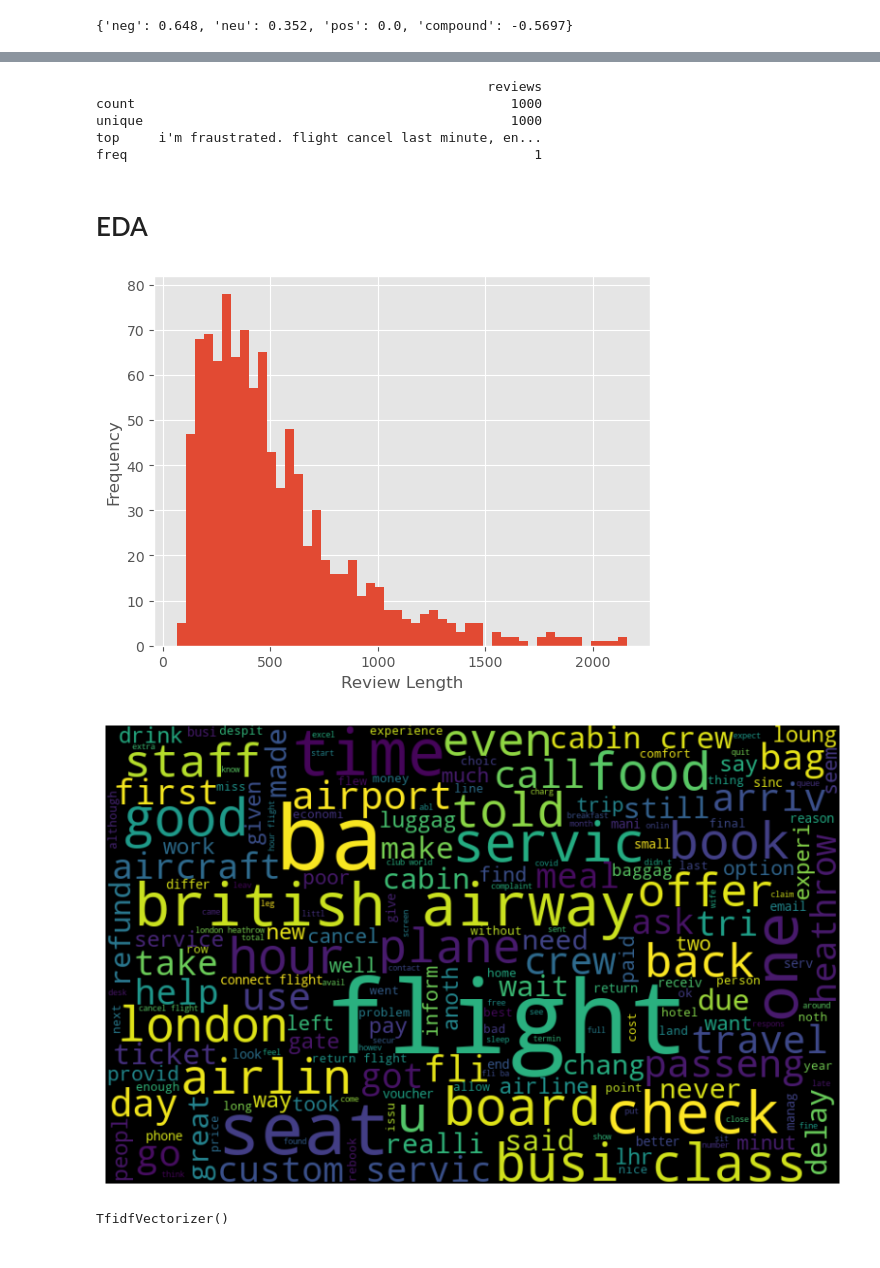
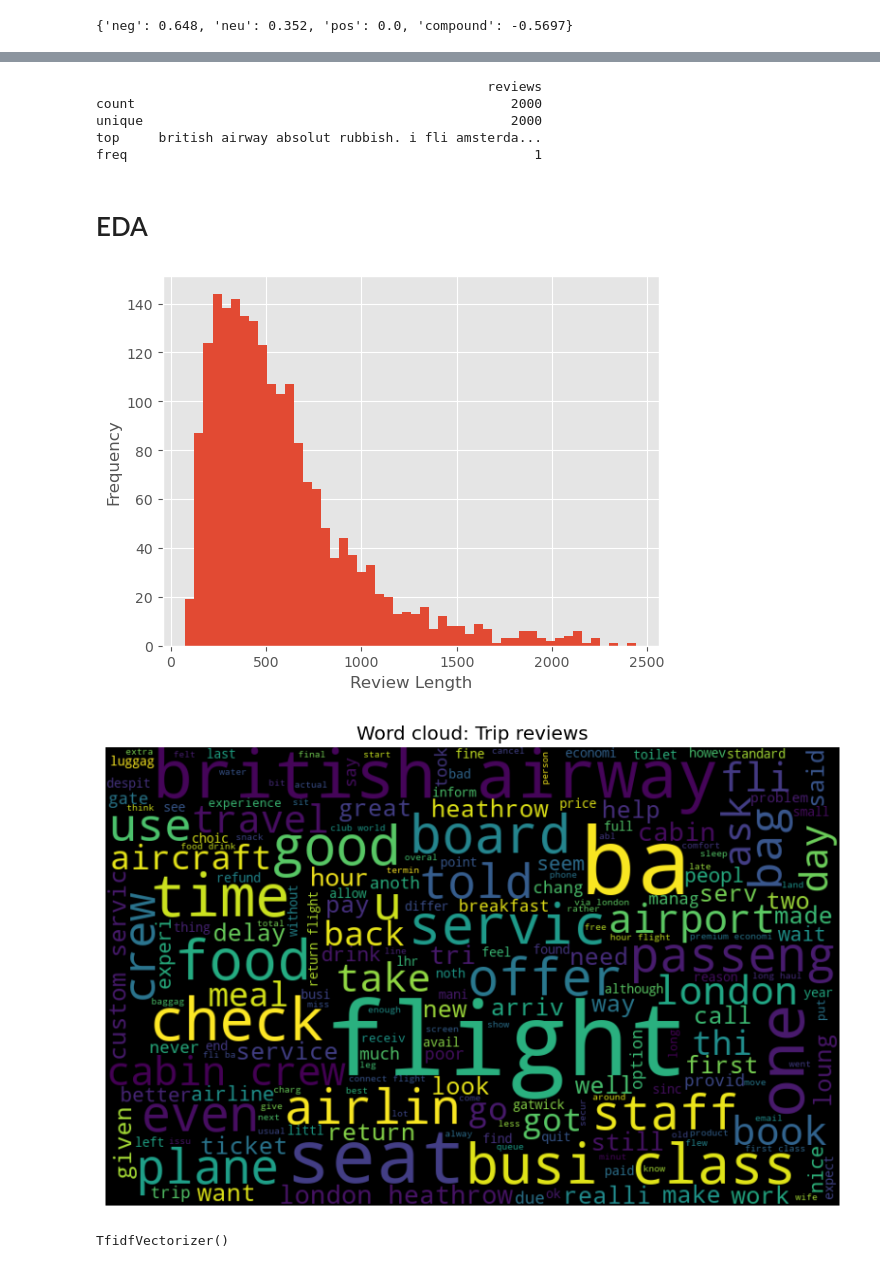
Before and after one commit to Bonakele1/British-Airways-Reviews, a Jupyter notebook: British Airways Reviews.ipynb, the cells around one changed output, grey strips where cells are left out. Saved outputs shown, nothing was run; the diff lists cells and outputs as text; code cells hidden in the pictures.

```diff
--- a/British Airways Reviews.ipynb
+++ b/British Airways Reviews.ipynb
@@ -18,7 +18,7 @@ from bs4 import BeautifulSoup
 import pandas as pd
 # %%
 base_url = "https://www.airlinequality.com/airline-reviews/british-airways"
-pages = 10
+pages = 20
 page_size = 100
 
 reviews = []
@@ -90,7 +95,8 @@ Congratulations! Now you have your dataset for this task! The loops above collec
 df_copy = df.copy()
 
 df_copy['reviews'] = (
-    df_copy['reviews'].str.replace(r'✅ Trip Verified|Not Verified', '', case=False, regex=True).str.replace(r'^\|', '', regex=True).str.strip()
+    df_copy['reviews'].str.replace(r'✅ Trip Verified|Not Verified|✅ Verified Review', '', case=False, regex=True)
+    .str.replace(r'^\|', '', regex=True).str.strip()
 )
 df_copy
 # %% [output]
@@ -266,9 +266,9 @@ df_copy
 print(df_copy.describe())
 # %% [output]
                                                   reviews
-count                                                1000
-unique                                               1000
-top     i'm fraustrated. flight cancel last minute, en...
+count                                                2000
+unique                                               2000
+top     british airway absolut rubbish. i fli amsterda...
 freq                                                    1
 # %% [markdown]
  # EDA
@@ -279,13 +279,14 @@ plt.xlabel('Review Length')
 plt.ylabel('Frequency')
 plt.show()
 # %% [output]
-[figure, old version]
+[figure, new version]
 # %%
 from wordcloud import WordCloud
 wordcloud = WordCloud(width=800, height=500, random_state=21, max_font_size=110).generate(' '.join(df_copy['reviews']))
 plt.figure(figsize=(10, 7))
 plt.imshow(wordcloud, interpolation="bilinear")
+plt.title('Word cloud: Trip reviews')
 plt.axis('off')
 plt.show()
 # %% [output]
-[figure, old version]
+[figure, new version]
```
Also changed, not shown: parts of 22 cells of this notebook, 1 other file.
